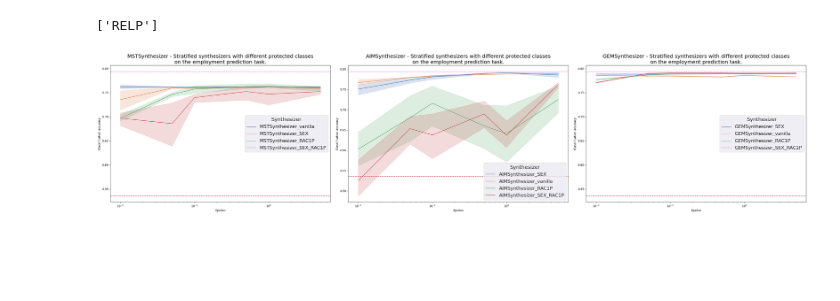
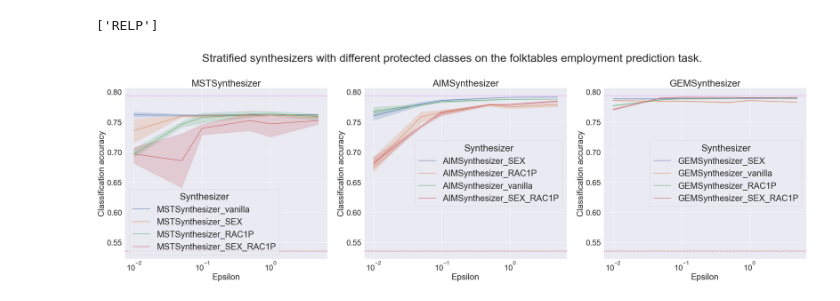
Before and after one commit to lurosenb/stratify_dp, a Jupyter notebook: plots_for_synths.ipynb, the cells around one changed output. Saved outputs shown, nothing was run; the diff lists cells and outputs as text; code cells hidden in the pictures; blank space fills up the shorter version.

Commit message:
backing up plotting work

```diff
--- a/plots_for_synths.ipynb
+++ b/plots_for_synths.ipynb
@@ -82,7 +84,14 @@ accuracy_overall = evaluate_on_dataframes(train, test)
+# %%
+# Read in all results
+gem_mst = pd.read_pickle('gem_mst_performance.pkl')
+aim = pd.read_pickle('aim_performance.pkl')
+
+# Concat results with proper ordering
+all_results = pd.concat([gem_mst[gem_mst.Synthesizer.str.contains("MST")], aim, gem_mst[gem_mst.Synthesizer.str.contains("GEM")]], axis=0)
 # %%
 def plot_performance_synths_all_one_plot(performance_df, overall_accuracy):
-    sns.set(rc={'figure.figsize':(11.7,8.27)})
-    sns.set(font_scale=1.5)
+    sns.set(rc={'figure.figsize':(12,8)})
+    sns.set(font_scale=2)
     # add baseline performance horizontal line at specific y value
     baseline = max(df['ESR'].value_counts() / len(df))
     plt.axhline(y=baseline, color='r', linestyle='--')
@@ -91,38 +100,38 @@ def plot_performance_synths_all_one_plot(performance_df, overall_accuracy):
     plt.xlabel("Epsilon")
     plt.ylabel("Classification accuracy")
     plt.title("Stratified synthesizers with different protected classes \n on the employment prediction task.")
     plt.xscale('log')
     plt.show()
 
 def plot_performance_synths_subplots(performance_df, overall_accuracy):
      # Extract unique synthesizer prefixes
     prefixes = performance_df['Synthesizer'].apply(lambda x: x.split('_')[0]).unique()
 
     # Create subplots
     num_prefixes = len(prefixes)
-    fig, axes = plt.subplots(nrows=1, ncols=num_prefixes, figsize=(11.7 * num_prefixes, 8.27))
+    fig, axes = plt.subplots(nrows=1, ncols=num_prefixes, figsize=(12 * num_prefixes, 12))
 
-    sns.set(font_scale=1.5)
+    sns.set(font_scale=2.8)
 
     for idx, (prefix, ax) in enumerate(zip(prefixes, axes.flatten())):
         filtered_data = performance_df[performance_df['Synthesizer'].str.startswith(prefix)]
 
         # Add baseline performance horizontal line at specific y value
         baseline = max(df['ESR'].value_counts() / len(df))
         ax.axhline(y=baseline, color='r', linestyle='--')
         ax.axhline(y=overall_accuracy, color='violet', linestyle='--')
         sns.lineplot(data=filtered_data, x='Epsilon', y='Accuracy', hue='Synthesizer', ax=ax)
         ax.set_xlabel("Epsilon")
         ax.set_ylabel("Classification accuracy")
-        ax.set_title(f"{prefix} - Stratified synthesizers with different protected classes\non the employment prediction task.")
+        ax.set_title(f"{prefix}")
         ax.set_xscale('log')
-
+    # set plt overall title
+    plt.suptitle(f"Stratified synthesizers with different protected classes on the folktables employment prediction task.")
     plt.tight_layout()
     plt.show()
 
 # load performance_df
-df_for_plotting = pd.read_pickle('new_performance.pkl')
-plot_performance_synths_subplots(df_for_plotting, overall_accuracy=accuracy_overall)
+plot_performance_synths_subplots(all_results, overall_accuracy=accuracy_overall)
 # %% [output]
-[figure, old version]
+[figure, new version]
 # %%
```
Also changed, not shown: parts of 8 cells of this notebook, 5 other files.
